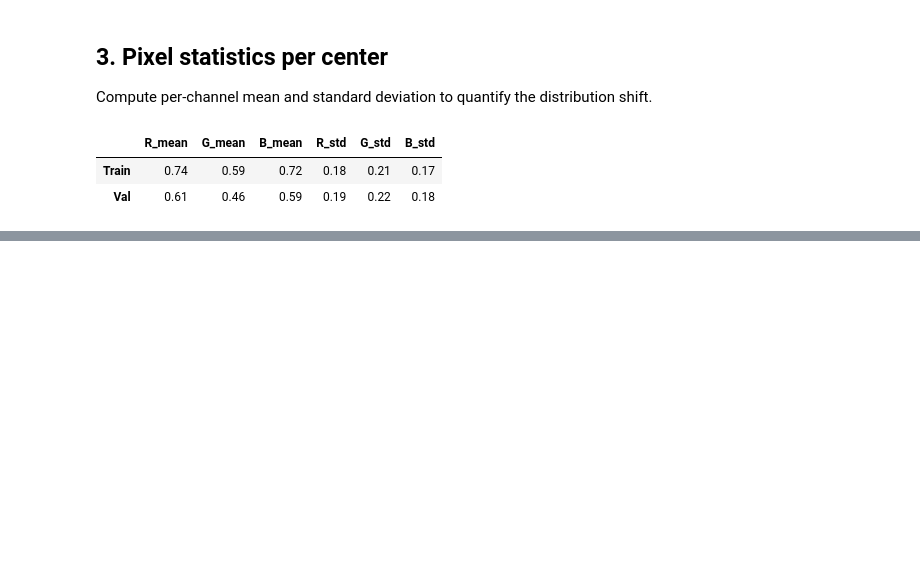
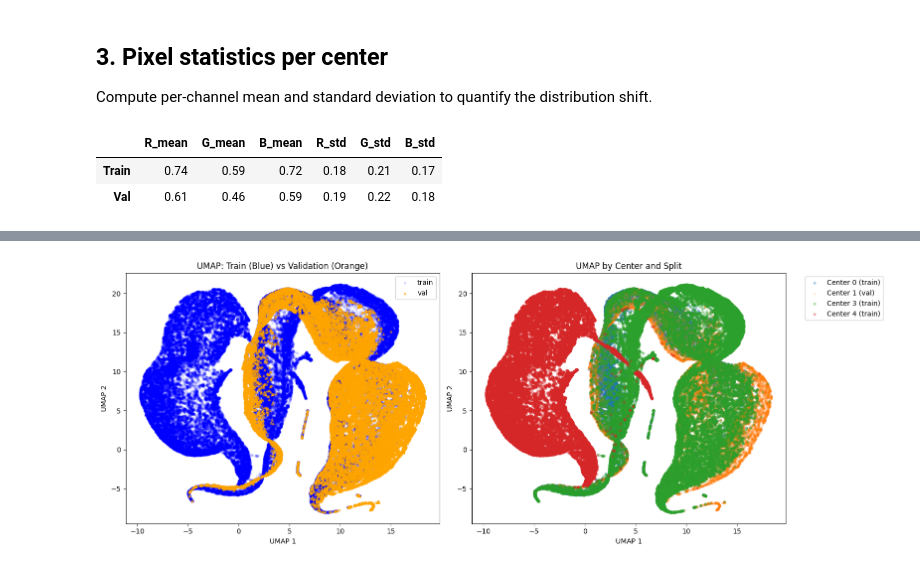
Before and after one commit to JeanJNMV/MVA-DLMI_HistopathologyChallenge, a Jupyter notebook: notebooks/1. Visualization.ipynb, the cells around one changed output, grey strips where cells are left out. Cells and saved outputs as stored; diff of their text form; code cells hidden in the pictures; blank space fills up the shorter version.

Commit message:
added umap to visu

```diff
--- a/notebooks/1. Visualization.ipynb
+++ b/notebooks/1. Visualization.ipynb
@@ -145,0 +150,88 @@ stats_df.round(2)
+# %%
+features = []
+centers = []
+splits = []
+
+for split_name, path in [("train", TRAIN_PATH), ("val", VAL_PATH)]:
+    with h5py.File(path, "r") as hdf:
+        for img_idx in hdf.keys():
+            img = np.array(hdf[img_idx]["img"]).astype(np.float32)
+
+            feature = img.mean(axis=(1, 2))
+
+            features.append(feature)
+            centers.append(int(np.array(hdf[img_idx]["metadata"])[0]))
+            splits.append(split_name)
+
+features = np.array(features)
+centers = np.array(centers)
+splits = np.array(splits)
+
+reducer = umap.UMAP(n_components=2, n_jobs=-1)
+embedding = reducer.fit_transform(features)
+
+fig, axes = plt.subplots(1, 2, figsize=(16, 6))
+
+train_mask = splits == "train"
+val_mask = splits == "val"
+
+# Plot 1: Train vs Val
+axes[0].scatter(
+    embedding[train_mask, 0],
+    embedding[train_mask, 1],
+    c="blue",
+    marker="o",
+    label="train",
+    alpha=0.1,
+    s=10,
+)
+axes[0].scatter(
+    embedding[val_mask, 0],
+    embedding[val_mask, 1],
+    c="orange",
+    marker="^",
+    label="val",
+    alpha=0.5,
+    s=10,
+)
+axes[0].set_title("UMAP: Train (Blue) vs Validation (Orange)")
+axes[0].set_xlabel("UMAP 1")
+axes[0].set_ylabel("UMAP 2")
+axes[0].legend()
+
+# Plot 2: Colored by center
+unique_centers = np.unique(centers)
+cmap = plt.get_cmap("tab10")
+for i, center in enumerate(unique_centers):
+    mask_train = train_mask & (centers == center)
+    if mask_train.any():
+        axes[1].scatter(
+            embedding[mask_train, 0],
+            embedding[mask_train, 1],
+            color=cmap(i),
+            marker="o",
+            label=f"Center {center} (train)",
+            alpha=0.3,
+            s=10,
+        )
+    mask_val = val_mask & (centers == center)
+    if mask_val.any():
+        axes[1].scatter(
+            embedding[mask_val, 0],
+            embedding[mask_val, 1],
+            color=cmap(i),
+            marker="^",
+            label=f"Center {center} (val)",
+            alpha=0.1,
+            s=10,
+        )
+
+axes[1].set_title("UMAP by Center and Split")
+axes[1].set_xlabel("UMAP 1")
+axes[1].set_ylabel("UMAP 2")
+axes[1].legend(bbox_to_anchor=(1.05, 1), loc="upper left")
+
+plt.tight_layout()
+plt.show()
+# %% [output]
+[figure, added]
```
Also changed, not shown: parts of 2 cells of this notebook.
